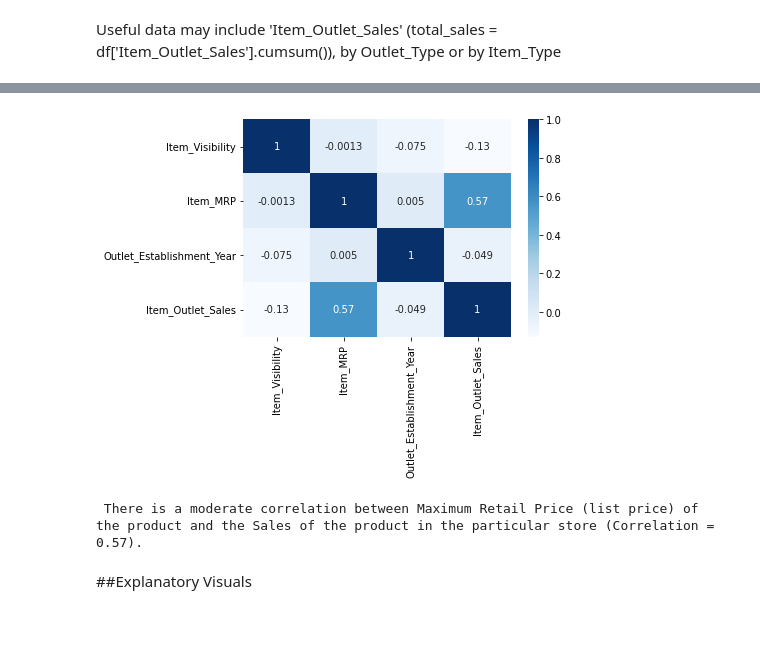
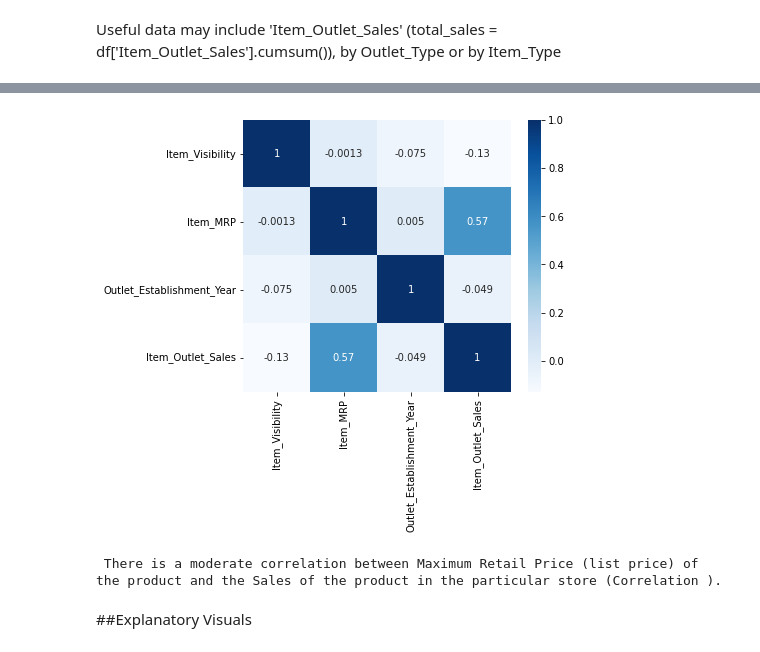
Before and after one commit to craiggossen/Projects, a Jupyter notebook: food_sales_predictions.ipynb, the cells around one changed output, grey strips where cells are left out. Cells and saved outputs as stored; diff of their text form; code cells hidden in the pictures; blank space fills up the shorter version.

```diff
--- a/food_sales_predictions.ipynb
+++ b/food_sales_predictions.ipynb
@@ -317,14 +317,14 @@ print('\n ')
 # %%
 corr = df.corr()
 
-f, ax = plt.subplots(figsize=(6, 4))
+plt.subplots(figsize=(6, 5))
 sns.heatmap(corr, cmap = 'Blues', annot = True);
 
 plt.show()
 
 print('\n There is a moderate correlation between Maximum Retail Price (list price) of the product and the Sales of the product in the particular store (Correlation ). ')
 # %% [output]
-[figure, old version]
+[figure, new version]
- There is a moderate correlation between Maximum Retail Price (list price) of the product and the Sales of the product in the particular store (Correlation = 0.57).
+ There is a moderate correlation between Maximum Retail Price (list price) of the product and the Sales of the product in the particular store (Correlation ).
 # %% [markdown]
 ##Explanatory Visuals
```
Also changed, not shown: parts of 2 cells of this notebook.
